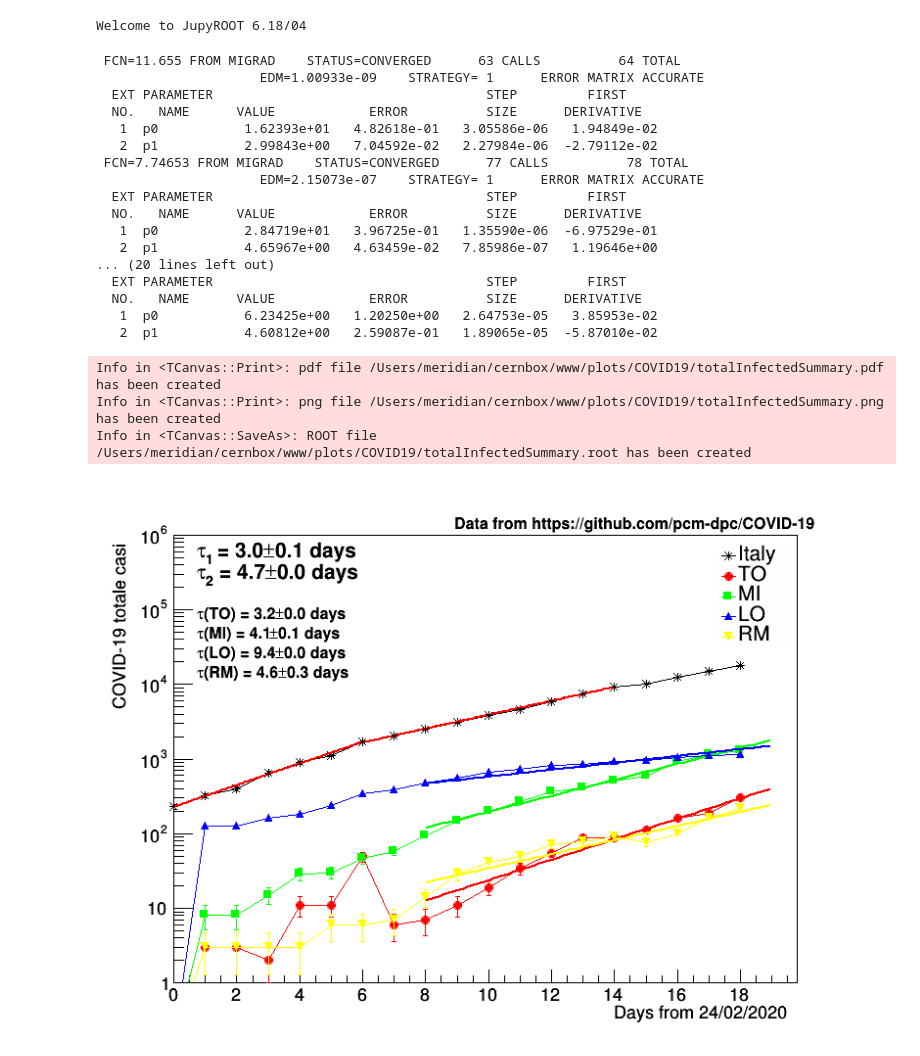
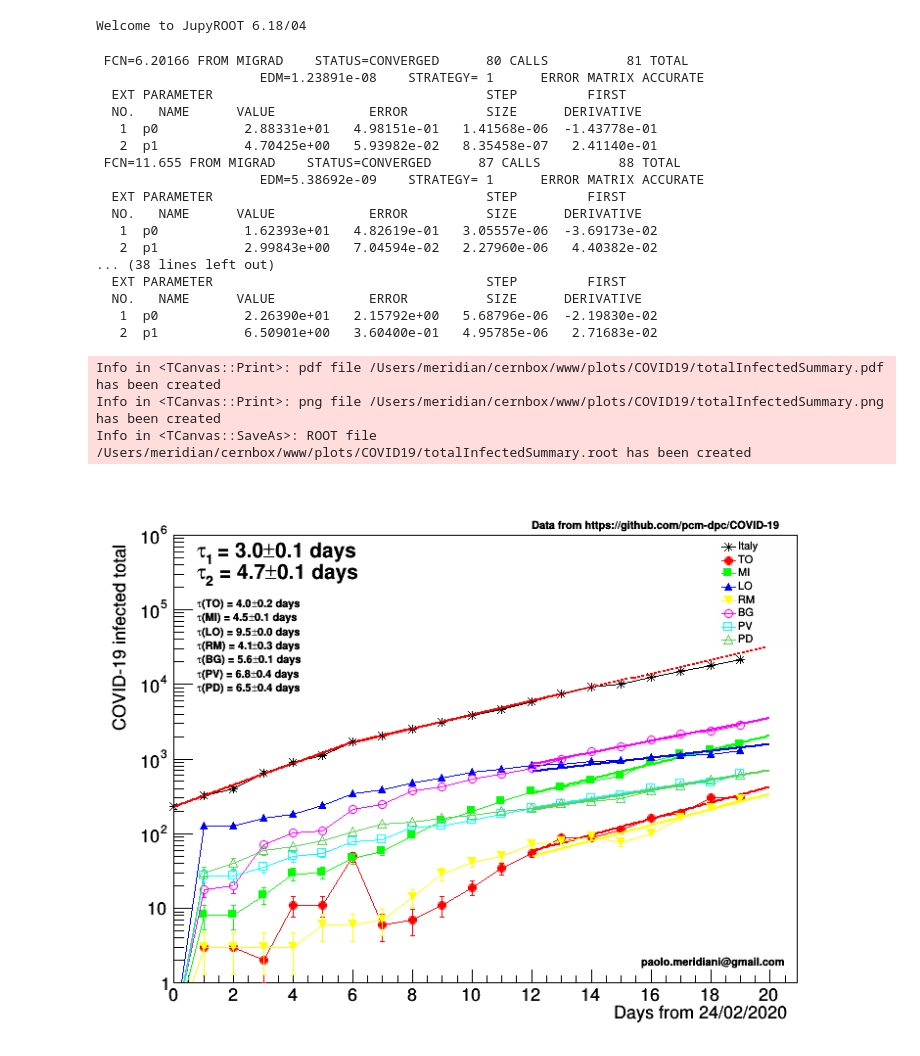
Before and after one commit to pmeridian/COVID19, a Jupyter notebook: Covid19.ipynb, the cells around one changed output. Cells and saved outputs as stored; diff of their text form; code cells hidden in the pictures.

```diff
--- a/Covid19.ipynb
+++ b/Covid19.ipynb
@@ -12,7 +12,7 @@ dfNational = pd.read_csv(urlNational)
 
 df={}
 
-province=['TO','MI','LO','RM','RI']
+province=['TO','MI','LO','RM','BG','PV','PD','RI']
 for p in province:
     df[p]=dfByProvince[dfByProvince['sigla_provincia']==p]
 # %%
@@ -80,76 +80,93 @@ for p in province:
         infectedByProvince[p].SetPoint(i,i,ni)
         infectedByProvince[p].SetPointError(i,0,R.TMath.Sqrt(ni))
 
-leg=R.TLegend(0.8,0.88,0.9,0.7)
+leg=R.TLegend(0.8,0.89,0.9,0.7)
 leg.SetFillColorAlpha(0,0)
 leg.SetBorderSize(0)
-leg.SetTextSize(0.04)
+leg.SetTextSize(0.02)
 
 c1=R.TCanvas("c1","c1",800,600)
 infected.Draw("APL*")
 infected.GetXaxis().SetTitle("Days from 24/02/2020")
-infected.GetYaxis().SetTitle("COVID-19 totale casi")
+infected.GetYaxis().SetTitle("COVID-19 infected total")
 f=R.TF1("ff","TMath::Exp((x+[0])/[1])",0,100)
 f.SetParameter(0,13)
 f.SetParLimits(0,0,50)
 f.SetParameter(1,3.)
 f.SetParLimits(1,0.,10.)
 
+logit=R.TF1("logit","[0]/(1+TMath::Exp(-[1]*(x-[2])))",0,100)
+logit.SetParameter(0,1000)
+logit.SetParLimits(0,0,10000)
+logit.SetParameter(1,3)
+logit.SetParLimits(1,0.,10.)
+logit.SetParameter(2,5)
+logit.SetParLimits(2,0.,20.)
+
 leg.AddEntry(infected,"Italy","PL*")
 
 t=R.TLatex()
 t.SetTextSize(0.04)
+infected.Fit("ff","RB+","",6,infected.GetN()-7)
+t.DrawLatexNDC(0.13,0.82,"#tau_{2} = %.1f#pm%.1f days"%(f.GetParameter(1),f.GetParError(1)))
 infected.Fit("ff","RB+","",0,6)
 t.DrawLatexNDC(0.13,0.86,"#tau_{1} = %.1f#pm%.1f days"%(f.GetParameter(1),f.GetParError(1)))
-infected.Fit("ff","RB+","",6,infected.GetN()-5)
-t.DrawLatexNDC(0.13,0.82,"#tau_{2} = %.1f#pm%.1f days"%(f.GetParameter(1),f.GetParError(1)))
+fE=infected.GetFunction("ff").Clone('fE')
+fE.SetRange(6,infected.GetN())
+fE.SetLineStyle(2)
+fE.Draw("SAME")
+#infected.Fit("logit","RB+","",0,infected.GetN())
 
 infected.GetYaxis().SetLimits(1,1E6)
 infected.GetYaxis().SetRangeUser(1,1E6)
 c1.SetLogy(1)
 
-t.SetTextSize(0.03)
+t.SetTextSize(0.02)
 
 for ip,p in enumerate(province):
     if p=='RI':
         continue
     infectedByProvince[p].SetLineColor(R.kBlack+ip+1)
     infectedByProvince[p].SetMarkerColor(R.kBlack+ip+1)
     infectedByProvince[p].SetMarkerStyle(20+ip)
     infectedByProvince[p].SetMarkerSize(1.1)
     infectedByProvince[p].Draw("PLSAME")
-    infectedByProvince[p].Fit("ff","RB+","",8,infectedByProvince[p].GetN())
+    infectedByProvince[p].Fit("ff","RB+","",infectedByProvince[p].GetN()-8,infectedByProvince[p].GetN())
     infectedByProvince[p].GetFunction("ff").SetLineColor(R.kBlack+ip+1)
     leg.AddEntry(infectedByProvince[p],p,"PL")
-    t.DrawLatexNDC(0.13,0.75-ip*0.035,"#tau(%s) = %.1f#pm%.1f days"%(p,f.GetParameter(1),f.GetParError(1)))
+    t.DrawLatexNDC(0.13,0.77-ip*0.025,"#tau(%s) = %.1f#pm%.1f days"%(p,f.GetParameter(1),f.GetParError(1)))
 
 leg.Draw()
-t.DrawLatexNDC(0.46,0.91,'Data from https://github.com/pcm-dpc/COVID-19')
+t.DrawLatexNDC(0.56,0.91,'Data from https://github.com/pcm-dpc/COVID-19')
+t2=R.TLatex()
+t2.SetTextSize(0.02)
+t2.DrawLatexNDC(0.7,0.13,'paolo.meridiani@gmail.com')
+
 c1.Draw()
 for ext in ['.pdf','.png','.root']:
     c1.SaveAs("~/cernbox/www/plots/COVID19/totalInfectedSummary"+ext)
 # %% [output]
- FCN=11.655 FROM MIGRAD    STATUS=CONVERGED      63 CALLS          64 TOTAL
-                     EDM=1.00933e-09    STRATEGY= 1      ERROR MATRIX ACCURATE
+ FCN=6.20166 FROM MIGRAD    STATUS=CONVERGED      80 CALLS          81 TOTAL
+                     EDM=1.23891e-08    STRATEGY= 1      ERROR MATRIX ACCURATE
   EXT PARAMETER                                   STEP         FIRST
   NO.   NAME      VALUE            ERROR          SIZE      DERIVATIVE
-   1  p0           1.62393e+01   4.82618e-01   3.05586e-06   1.94849e-02
-   2  p1           2.99843e+00   7.04592e-02   2.27984e-06  -2.79112e-02
- FCN=7.74653 FROM MIGRAD    STATUS=CONVERGED      77 CALLS          78 TOTAL
-                     EDM=2.15073e-07    STRATEGY= 1      ERROR MATRIX ACCURATE
+   1  p0           2.88331e+01   4.98151e-01   1.41568e-06  -1.43778e-01
+   2  p1           4.70425e+00   5.93982e-02   8.35458e-07   2.41140e-01
+ FCN=11.655 FROM MIGRAD    STATUS=CONVERGED      87 CALLS          88 TOTAL
+                     EDM=5.38692e-09    STRATEGY= 1      ERROR MATRIX ACCURATE
   EXT PARAMETER                                   STEP         FIRST
   NO.   NAME      VALUE            ERROR          SIZE      DERIVATIVE
-   1  p0           2.84719e+01   3.96725e-01   1.35590e-06  -6.97529e-01
-   2  p1           4.65967e+00   4.63459e-02   7.85986e-07   1.19646e+00
-... (20 lines left out)
+   1  p0           1.62393e+01   4.82619e-01   3.05557e-06  -3.69173e-02
+   2  p1           2.99843e+00   7.04594e-02   2.27960e-06   4.40382e-02
+... (38 lines left out)
   EXT PARAMETER                                   STEP         FIRST
   NO.   NAME      VALUE            ERROR          SIZE      DERIVATIVE
-   1  p0           6.23425e+00   1.20250e+00   2.64753e-05   3.85953e-02
-   2  p1           4.60812e+00   2.59087e-01   1.89065e-05  -5.87010e-02
+   1  p0           2.26390e+01   2.15792e+00   5.68796e-06  -2.19830e-02
+   2  p1           6.50901e+00   3.60400e-01   4.95785e-06   2.71683e-02
 Info in <TCanvas::Print>: pdf file /Users/meridian/cernbox/www/plots/COVID19/totalInfectedSummary.pdf has been created
 Info in <TCanvas::Print>: png file /Users/meridian/cernbox/www/plots/COVID19/totalInfectedSummary.png has been created
 Info in <TCanvas::SaveAs>: ROOT file /Users/meridian/cernbox/www/plots/COVID19/totalInfectedSummary.root has been created
-[figure, old version]
+[figure, new version]
 # %%
 graphs={}
 keys=["deceduti","terapia_intensiva","totale_ospedalizzati","nuovi_attualmente_positivi"]
```
Also changed, not shown: parts of 6 cells of this notebook.
